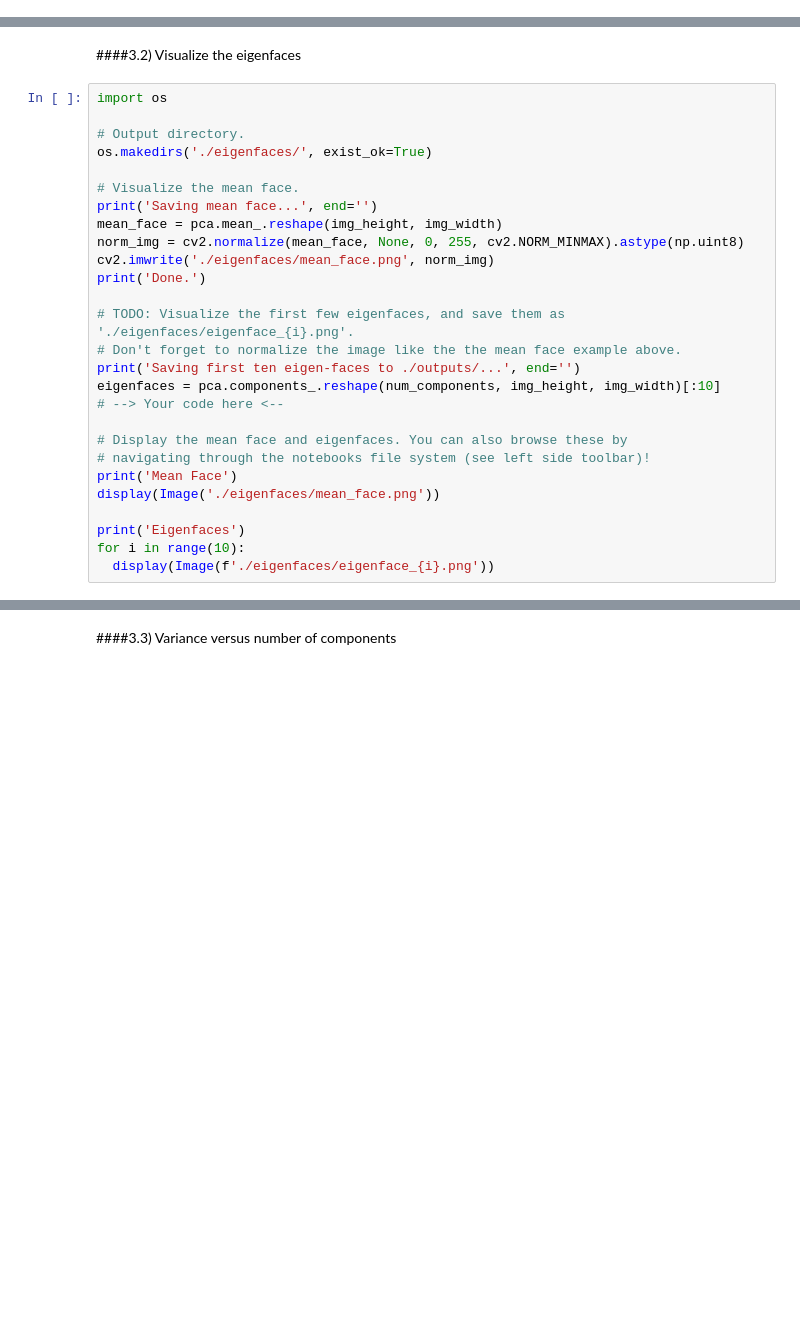
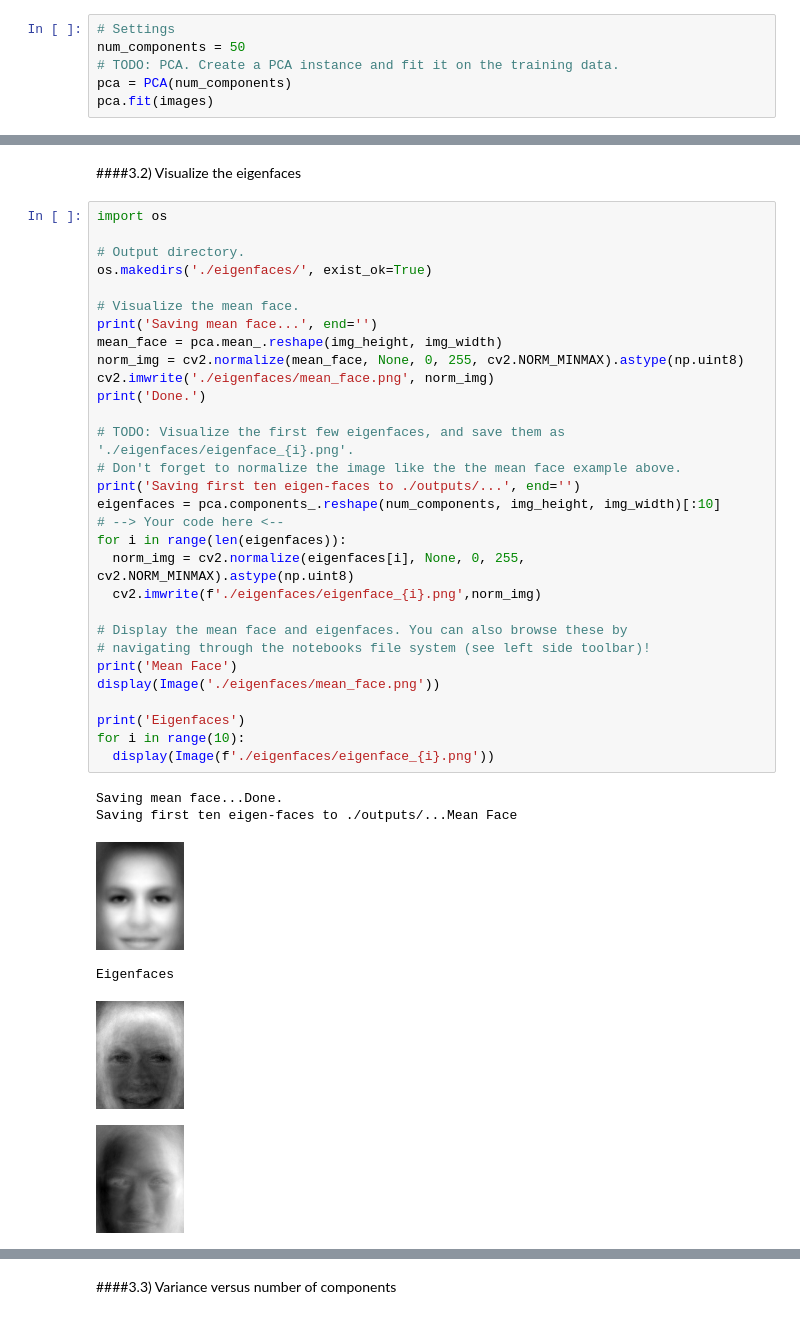
Before and after one commit to spynob/MAIS_Assignments, a Jupyter notebook: Assignment3_SPB.ipynb, the cells around one changed output, grey strips where cells are left out. Cells and saved outputs as stored; diff of their text form; blank space fills up the shorter version.

```diff
--- a/Assignment3_SPB.ipynb
+++ b/Assignment3_SPB.ipynb
@@ -251,2 +249,8 @@ print(mean)
+# %%
+# Settings
+num_components = 50
+# TODO: PCA. Create a PCA instance and fit it on the training data.
+pca = PCA(num_components)
+pca.fit(images)
 # %%
 pca.components_.shape
@@ -255,27 +261,37 @@ pca.components_.shape
 # %%
 import os
 
 # Output directory.
 os.makedirs('./eigenfaces/', exist_ok=True)
 
 # Visualize the mean face.
 print('Saving mean face...', end='')
 mean_face = pca.mean_.reshape(img_height, img_width)
 norm_img = cv2.normalize(mean_face, None, 0, 255, cv2.NORM_MINMAX).astype(np.uint8)
 cv2.imwrite('./eigenfaces/mean_face.png', norm_img)
 print('Done.')
 
 # TODO: Visualize the first few eigenfaces, and save them as './eigenfaces/eigenface_{i}.png'.
 # Don't forget to normalize the image like the the mean face example above.
 print('Saving first ten eigen-faces to ./outputs/...', end='')
 eigenfaces = pca.components_.reshape(num_components, img_height, img_width)[:10]
 # --> Your code here <--
+for i in range(len(eigenfaces)):
+  norm_img = cv2.normalize(eigenfaces[i], None, 0, 255, cv2.NORM_MINMAX).astype(np.uint8)
+  cv2.imwrite(f'./eigenfaces/eigenface_{i}.png',norm_img)
 
 # Display the mean face and eigenfaces. You can also browse these by
 # navigating through the notebooks file system (see left side toolbar)!
 print('Mean Face')
 display(Image('./eigenfaces/mean_face.png'))
 
 print('Eigenfaces')
 for i in range(10):
   display(Image(f'./eigenfaces/eigenface_{i}.png'))
+# %% [output]
+Saving mean face...Done.
+Saving first ten eigen-faces to ./outputs/...Mean Face
+[figure, added]
+Eigenfaces
+[figure, added]
+[figure, added]
```
Also changed, not shown: parts of 18 cells of this notebook.
